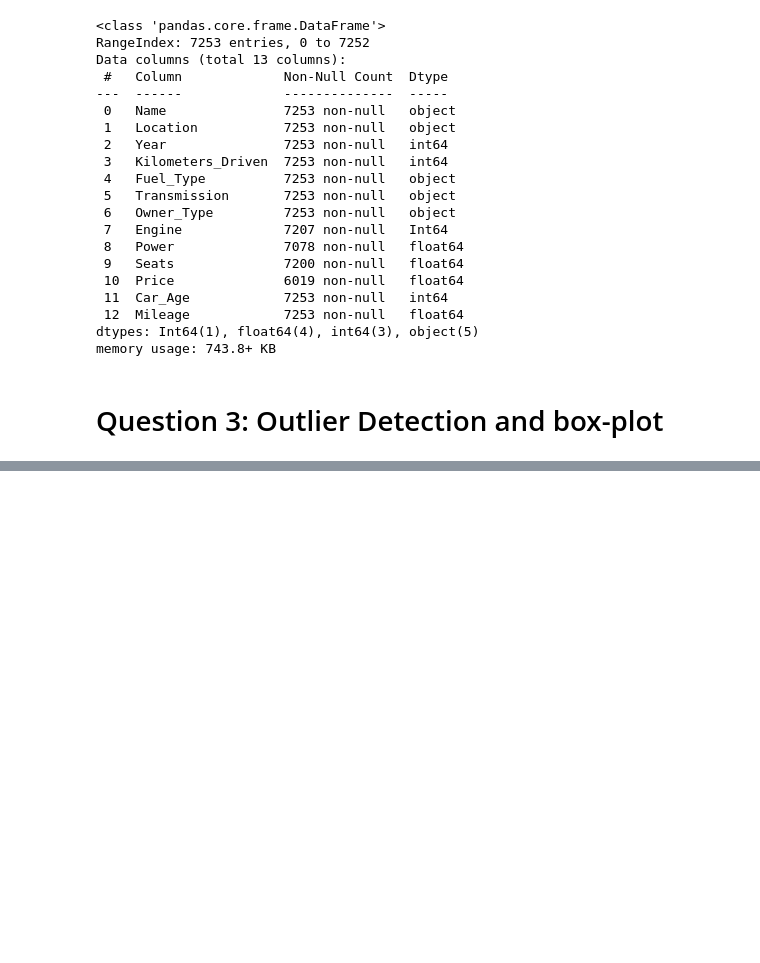
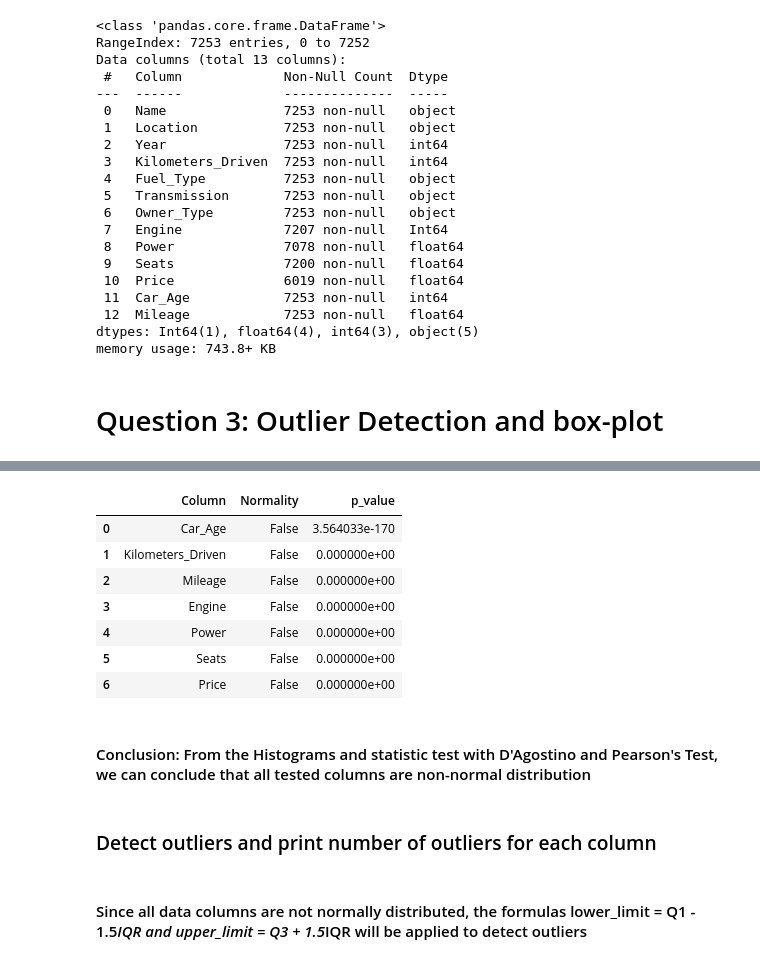
Before and after one commit to thuyluu9595/CMPE-255, a Jupyter notebook: Assignment01.ipynb, the cells around one changed output, grey strips where cells are left out. Cells and saved outputs as stored; diff of their text form; code cells hidden in the pictures; blank space fills up the shorter version.

```diff
--- a/Assignment01.ipynb
+++ b/Assignment01.ipynb
@@ -237,0 +263,29 @@ memory usage: 743.8+ KB
+# %%
+import scipy.stats as stats
+# Since there are over 7000 records of data, D'Agostino and Pearson's Test is used to check normality
+def test_normality(df, columns):
+    result = []
+    for col in columns:
+        data = df[col].dropna()
+
+        stat, p_value = stats.normaltest(data)
+        is_normality = p_value > 0.05
+        result.append({'Column': col, 'Normality': is_normality, 'p_value': p_value})
+    return pd.DataFrame(result)
+normality_test_result = test_normality(df, column_list)
+normality_test_result.head(len(column_list))
+# %% [output]
+|  | Column | Normality | p_value |
+| 0 | Car_Age | False | 3.564033e-170 |
+| 1 | Kilometers_Driven | False | 0.000000e+00 |
+| 2 | Mileage | False | 0.000000e+00 |
+| 3 | Engine | False | 0.000000e+00 |
+| 4 | Power | False | 0.000000e+00 |
+| 5 | Seats | False | 0.000000e+00 |
+| 6 | Price | False | 0.000000e+00 |
+# %% [markdown]
+#### Conclusion: From the Histograms and statistic test with D'Agostino and Pearson's Test, we can conclude that all tested columns are non-normal distribution
+# %% [markdown]
+### Detect outliers and print number of outliers for each column
+# %% [markdown]
+#### Since all data columns are not normally distributed, the formulas lower_limit = Q1 - 1.5*IQR and upper_limit = Q3 + 1.5*IQR will be applied to detect outliers
```
Also changed, not shown: parts of 4 cells of this notebook.
